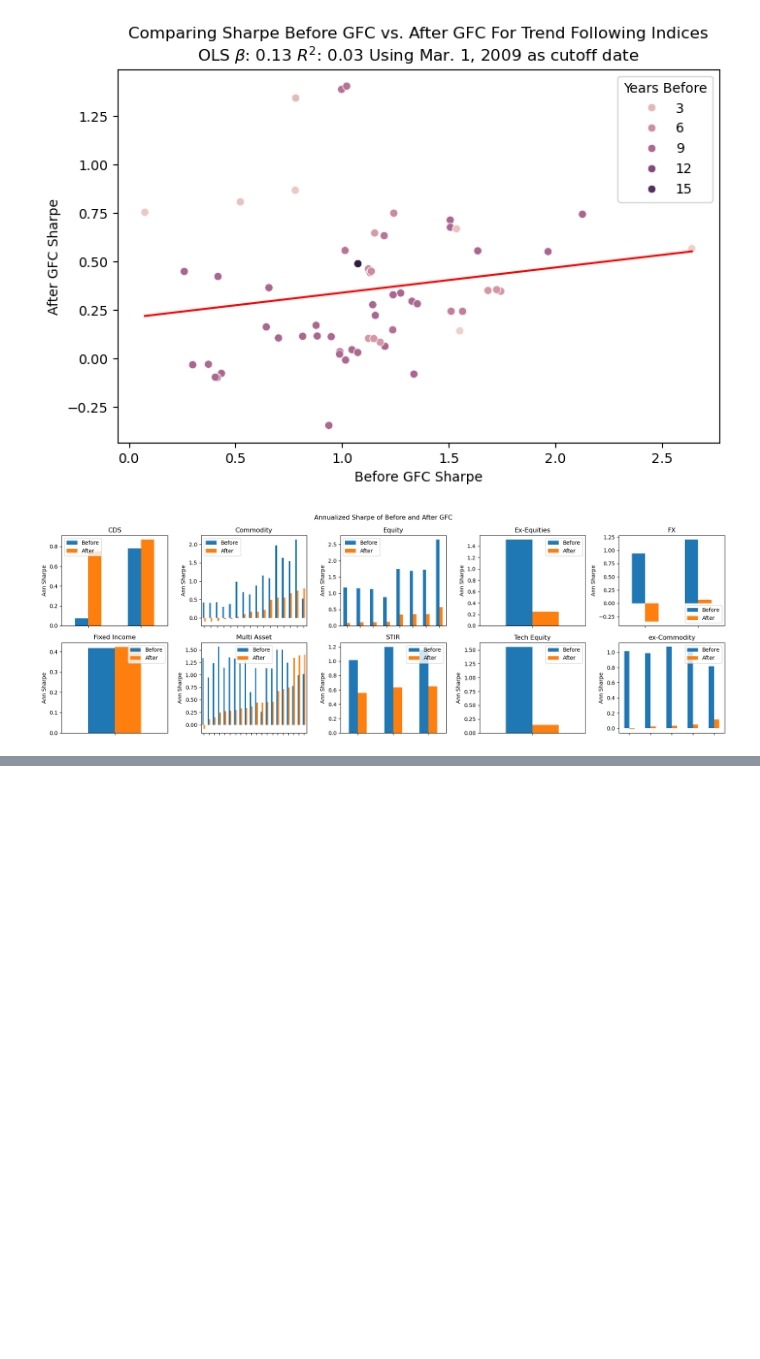
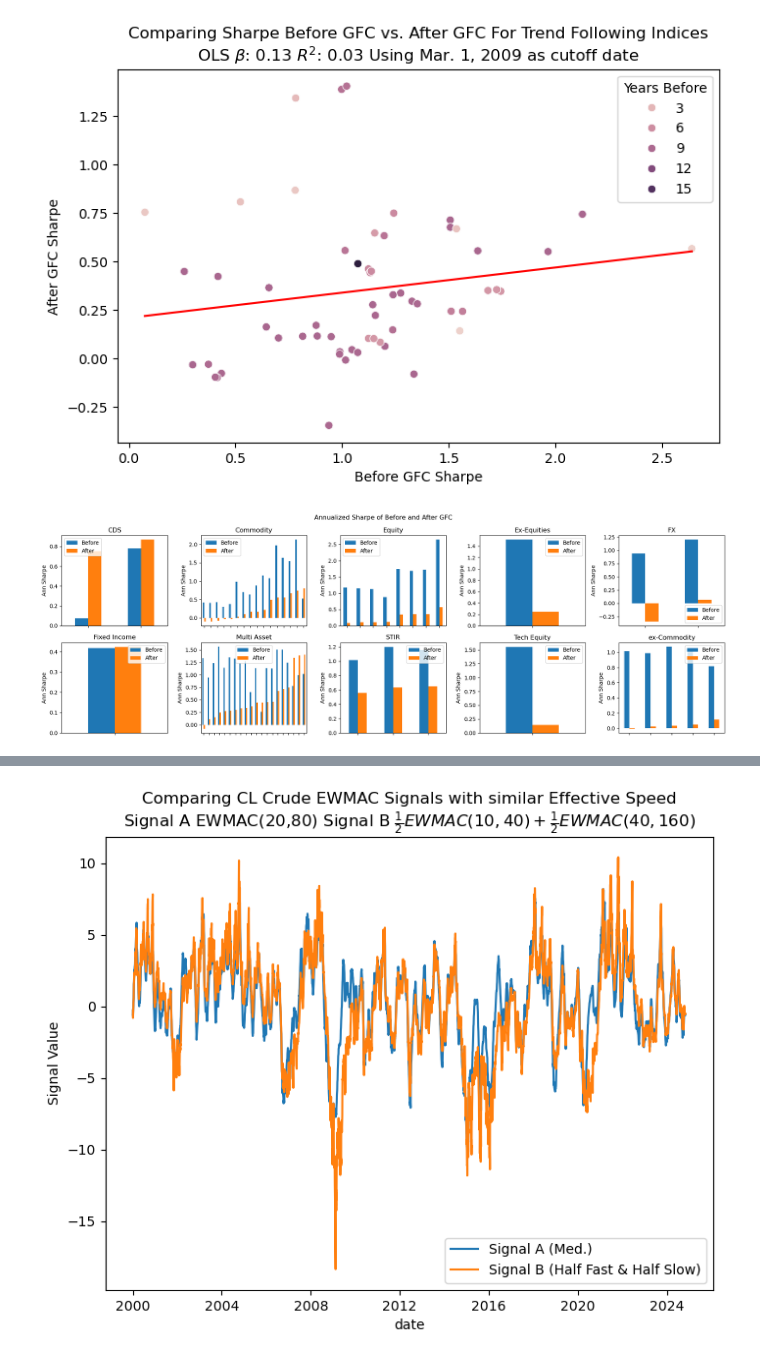
Before and after one commit to diegodalvarez/TrendSystem, a Jupyter notebook: Research/Blogs/Gresham.ipynb, the cells around one changed output, grey strips where cells are left out. Saved outputs shown, nothing was run; the diff lists cells and outputs as text; code cells hidden in the pictures; blank space fills up the shorter version.

```diff
--- a/Research/Blogs/Gresham.ipynb
+++ b/Research/Blogs/Gresham.ipynb
@@ -260,0 +256,40 @@ df_cl = (df_signal
+# %%
+def make_similar_ewmac(df: pd.DataFrame) -> pd.DataFrame:
+
+    df_out = (df
+        .assign(
+            vol_adj = lambda x: x.px.ewm(span = 10, adjust = False).std(),
+
+            # for medium window
+            px20 = lambda x: x.px.ewm(span = 20, adjust = False).mean(),
+            px80 = lambda x: x.px.ewm(span = 80, adjust = False).mean(),
+
+            # for fast & slow windows
+            px10  = lambda x: x.px.ewm(span = 10,  adjust = False).mean(),
+            px40  = lambda x: x.px.ewm(span = 40,  adjust = False).mean(),
+            px60  = lambda x: x.px.ewm(span = 60,  adjust = False).mean(),
+            px160 = lambda x: x.px.ewm(span = 200, adjust = False).mean(),
+
+            # create signals
+            signal_a = lambda x: (x.px20 - x.px80) / x.px.diff().ewm(span = 80-20).std(),
+            signal_b = lambda x: ((0.5 * (x.px10 - x.px40)) + (0.5 * (x.px40 - x.px160))) / x.px.diff().ewm(span = 15, adjust = False).std()
+            ))
+
+    return df_out
+
+df_ewmac = make_similar_ewmac(df_cl)
+# %%
+fig, axes = plt.subplots(figsize = (8,6))
+
+(df_ewmac
+    [["signal_a", "signal_b"]]
+    .rename(columns = {
+        "signal_a": "Signal A (Med.)",
+        "signal_b": "Signal B (Half Fast & Half Slow)"})
+    .plot(
+        ylabel = "Signal Value",
+        ax     = axes,
+        title  = "Comparing CL Crude EWMAC Signals with similar Effective Speed\n" + r"Signal A EWMAC(20,80) Signal B $\frac{1}{2} EWMAC(10,40) + \frac{1}{2}EWMAC(40,160)$"))
+plt.show()
+# %% [output]
+[figure, added]
```
Also changed, not shown: parts of 16 cells of this notebook, 1 other file.
